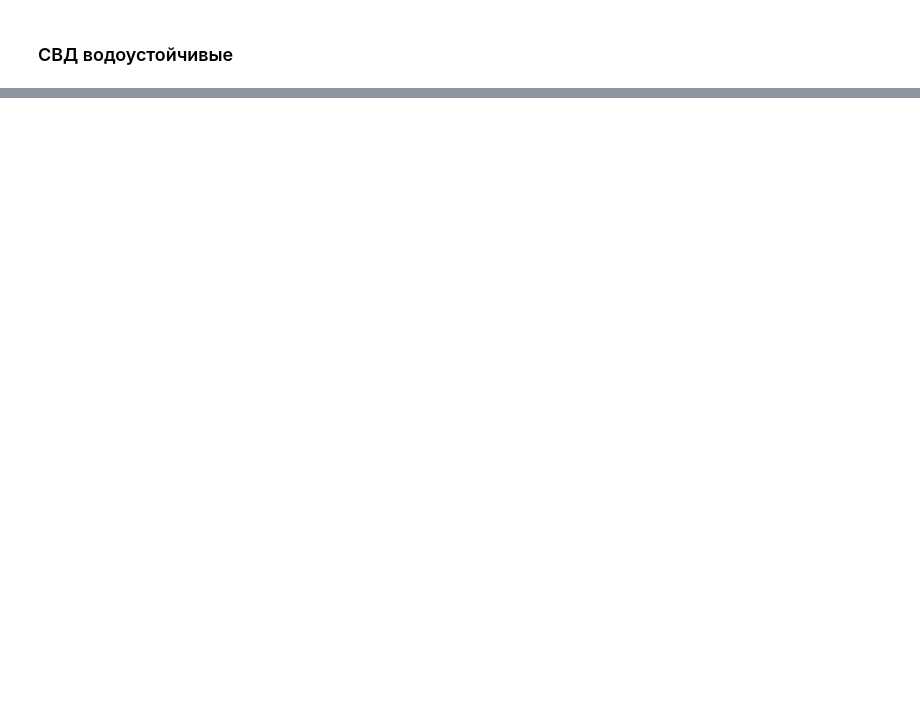
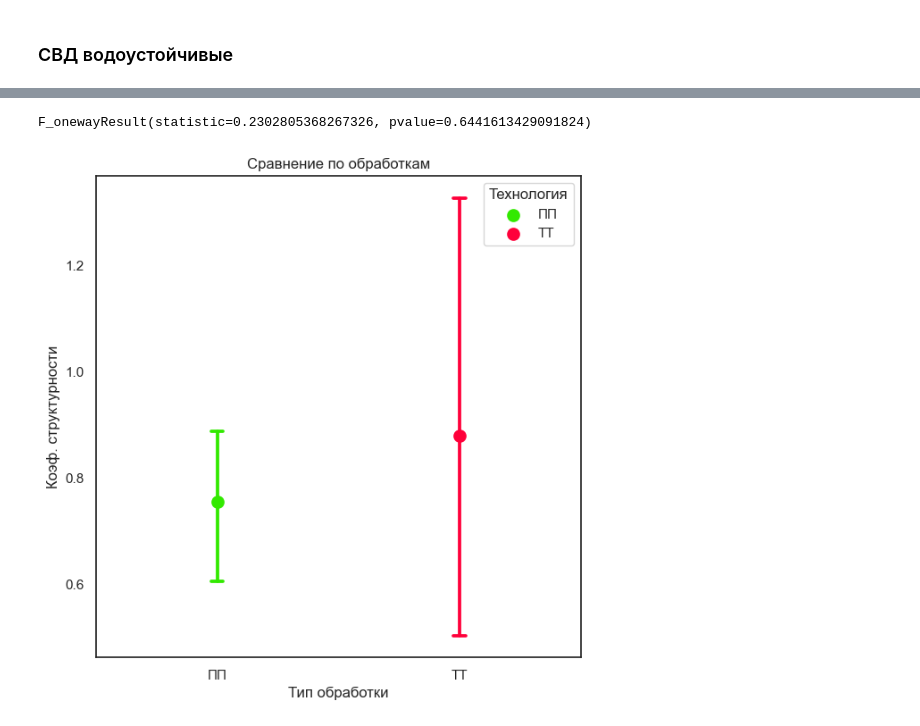
Before and after one commit to hukitoc94/uroshaynoe, a Jupyter notebook: agrophysics.ipynb, the cells around one changed output, grey strips where cells are left out. Drawn from its saved outputs; the diff is of its cells as text; code cells hidden in the pictures; blank space fills up the shorter version.

```diff
--- a/agrophysics.ipynb
+++ b/agrophysics.ipynb
@@ -77,0 +115,6 @@ stats
+# %%
+stats, aov, fig = agrofiz_plot(agrofiz, 'Коэф. структурности')
+aov
+# %% [output]
+F_onewayResult(statistic=0.2302805368267326, pvalue=0.6441613429091824)
+[figure, added]
```
Also changed, not shown: parts of 18 cells of this notebook, 5 other files.
